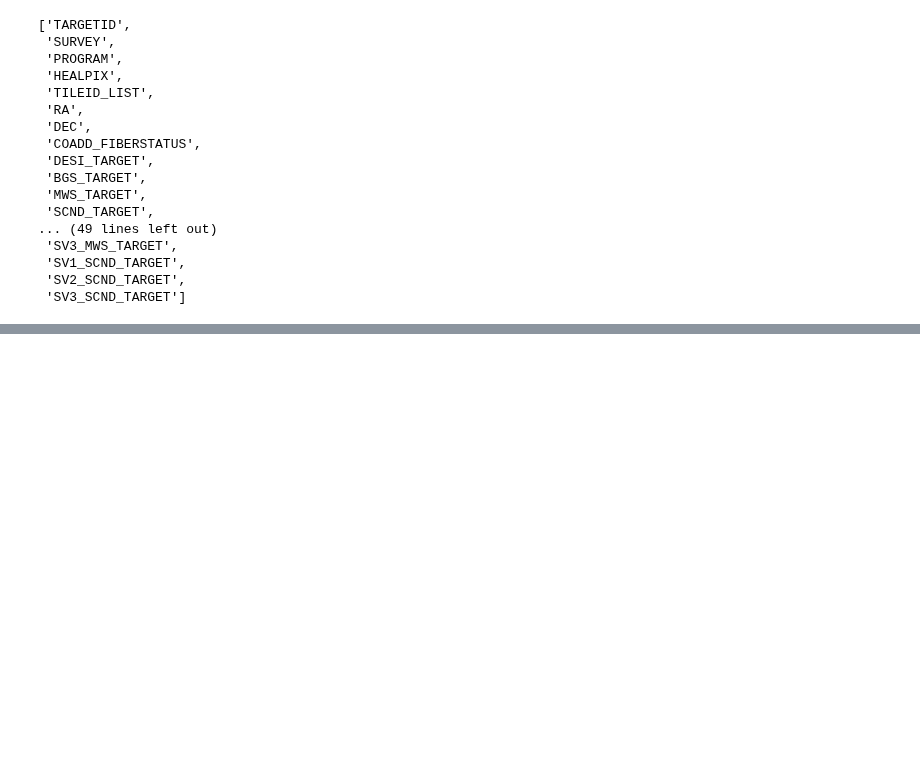
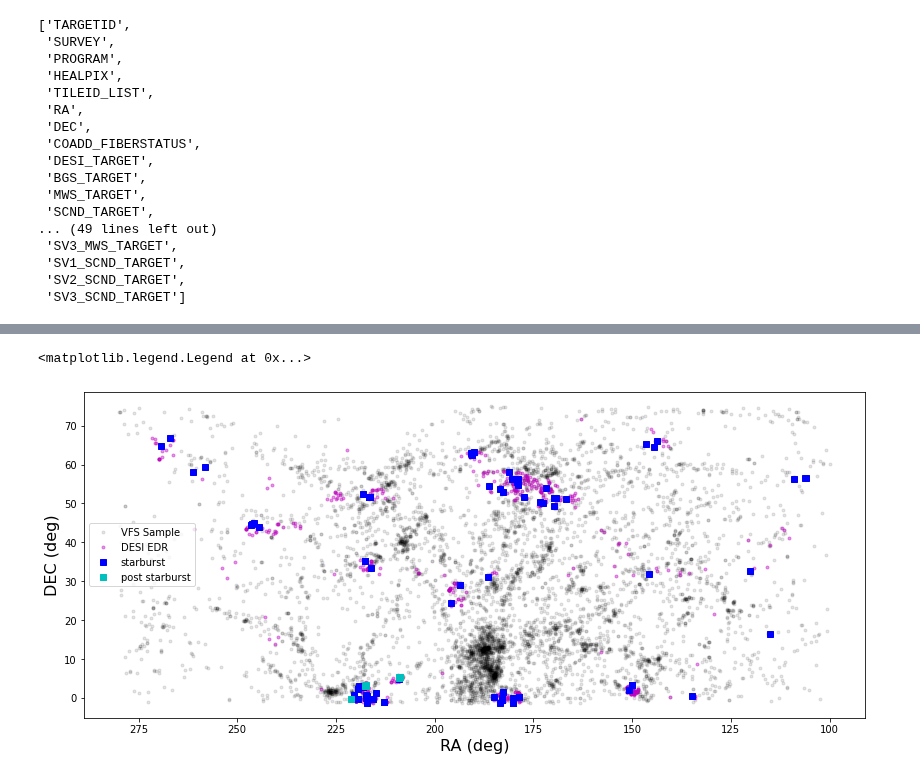
Before and after one commit to rfinn/havirgo, a Jupyter notebook: notebooks/desi_spectra.ipynb, the cells around one changed output, grey strips where cells are left out. Saved outputs shown, nothing was run; the diff lists cells and outputs as text; code cells hidden in the pictures; blank space fills up the shorter version.

```diff
--- a/notebooks/desi_spectra.ipynb
+++ b/notebooks/desi_spectra.ipynb
@@ -109,0 +141,5 @@ Text(0, 0.5, 'OIII_5007_FLUX/HBETA_FLUX')
+# %%
+gmag = 22.5 - 2.5*np.log10(vmeta['FIBERFLUX_G'])
+o3cont_snr = vspec['OIII_4959_CONT']*np.sqrt(vspec['OIII_4959_CONT_IVAR'])
+psbflag = (vspec['DN4000_OBS'] > 1.5) & (vspec['OII_3726_EW'] < 5)  & (vspec['OII_3729_EW'] < 5) &  (vspec['HDELTA_EW'] > 2) & (vspec['SNR_R'] > 2.5)
+sbflag =  (vspec['HALPHA_EW'] > 40) & (vspec['SNR_R'] > 3) & ~agnflag
@@ -109,0 +174,14 @@ Text(0, 0.5, 'OIII_5007_FLUX/HBETA_FLUX')
+# %%
+plt.figure(figsize=(14,6))
+plt.plot(v.main['RA'],v.main['DEC'],'k.',alpha=.1,label='VFS Sample')
+plt.plot(vmeta['RA'],vmeta['DEC'],'m.',alpha=.4,label='DESI EDR')
+plt.plot(vmeta['RA'][sbflag],vmeta['DEC'][sbflag],'bs',label='starburst')
+plt.plot(vmeta['RA'][psbflag],vmeta['DEC'][psbflag],'cs',label='post starburst')
+
+plt.gca().invert_xaxis()
+plt.xlabel("RA (deg)",fontsize=16)
+plt.ylabel("DEC (deg)",fontsize=16)
+plt.legend()
+# %% [output]
+<matplotlib.legend.Legend at 0x...>
+[figure, added]
```
Also changed, not shown: parts of 15 cells of this notebook, 3 other files.
